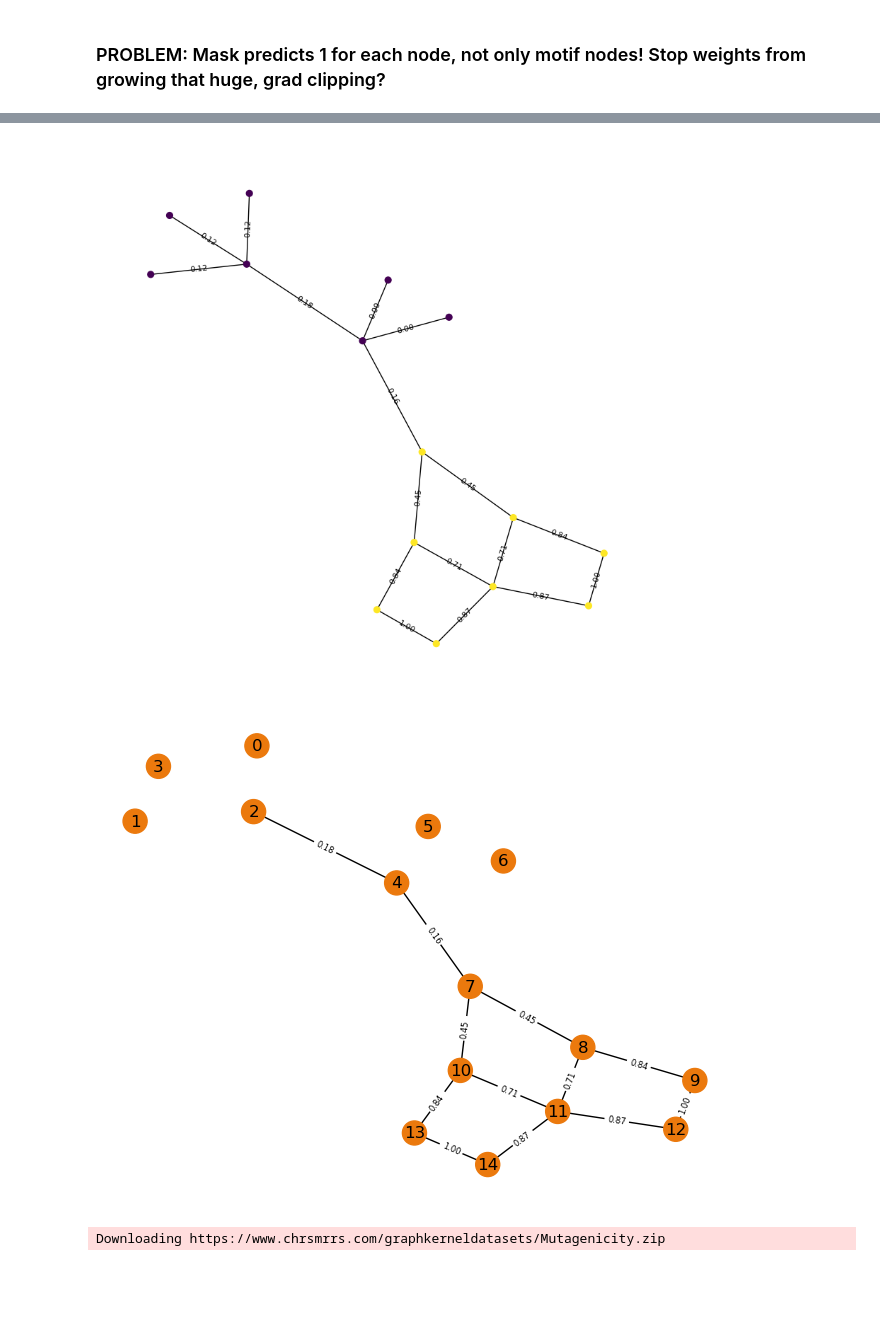
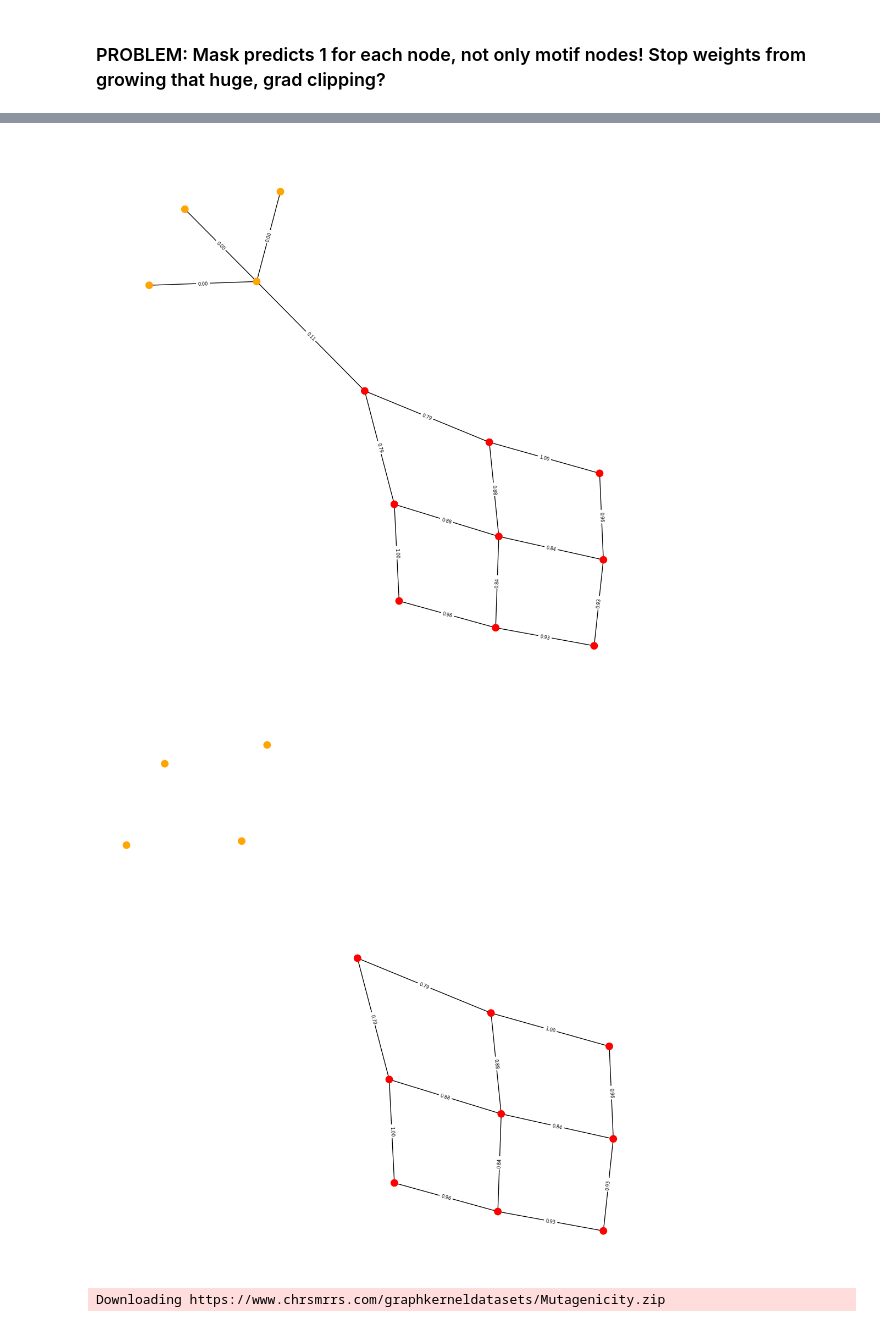
Before and after one commit to TrstnSch/BT-ML-PGESAT, a Jupyter notebook: code/PGExplainer/train_explainer_TreeGrid.ipynb, the cells around one changed output, grey strips where cells are left out. Saved outputs shown, nothing was run; the diff lists cells and outputs as text; code cells hidden in the pictures; blank space fills up the shorter version.

Commit message:
Testing of node explainer motif sets

```diff
--- a/code/PGExplainer/train_explainer_TreeGrid.ipynb
+++ b/code/PGExplainer/train_explainer_TreeGrid.ipynb
@@ -59,7 +104,7 @@ pos = utils.plotTreeCycles(data)
 # %% [markdown]
 ### Load GNN model
 # %%
-modelNodeGNN = networks.NodeGNN(features = data.x.shape[1], labels=labels)     # Adjust according to data and task
+modelNodeGNN = networks.NodeGNN(features = data.x.shape[1], labels=num_labels)     # Adjust according to data and task
 modelNodeGNN.load_state_dict(torch.load("models/TreeGrid 99 layerNorm latest", weights_only=True))
 # %% [output]
 <All keys matched successfully>
@@ -72,6 +117,8 @@ randomAUCNode = torch.randint(511, 880+1, [1]).item()
 print(randomAUCNode)
 # %% [output]
 584
+# %%
+motifNodes = motifNodesOriginal
 # %% [markdown]
 ### Training Loop Graph Classification Explainer
 # %%
@@ -158,8 +205,9 @@ for epoch in range(0, epochs_mlp) :
 
 
     aucList = []
-    for i in motifNodes:
-        aucList.append(evaluation.evaluateNodeExplainerAUC(mlp, modelNodeGNN, data, data.edge_index, i, data.gt))
+    for i in motifNodesModified:
+        currAuc = evaluation.evaluateNodeExplainerAUC(mlp, modelNodeGNN, data, data.edge_index, i, data.gt, k=12)
+        if currAuc != -1: aucList.append(currAuc)
     meanAuc = torch.tensor(aucList).mean().item()
 
     wandb.log({"train/Loss": loss, "train/mean_AUC": meanAuc})
@@ -211,3 +261,6 @@ currentAUC = randomAUCNode
+# %%
+randomAUCNode = random.choice(motifNodesModified)
+currentAUC = randomAUCNode
 # %% [markdown]
 ### PROBLEM: Mask predicts 1 for each node, not only motif nodes! Stop weights from growing that huge, grad clipping?
 # %%
@@ -219,8 +272,9 @@ modelNodeGNN.eval()
 #AUCNode = [i for i in range(511,871,6)]
 #AUCNode = [i for i in range(a[0].item(),a[len(a)-1]+1,6)]
 
+#print(data.edge_index)
 
-evaluation.evaluateNodeExplainerAUC(mlp, modelNodeGNN, data, data.edge_index, currentAUC)
+print(evaluation.evaluateNodeExplainerAUC(mlp, modelNodeGNN, data, data.edge_index, currentAUC, data.gt, k=k))
 
 subset, edge_index_hop, mapping, edge_mask = k_hop_subgraph(node_idx=currentAUC, num_hops=3, edge_index=data.edge_index, relabel_nodes=True)
 
@@ -228,7 +282,7 @@ indexNodeToPred = (subset == currentAUC).nonzero().item()
 
 G_hop = Data(x=data.x[subset], edge_index=edge_index_hop, y=data.y[subset])
 
-pos = utils.plotTreeCycles(G_hop)
+pos = utils.plotGraphAll(G_hop)
 
 
 
@@ -240,19 +294,21 @@ weights_min = w_ij.min()
 weights_max = w_ij.max()
 weights_norm = (w_ij - weights_min) / (weights_max - weights_min)
 
+#print(torch.unique(w_ij))
 edge_ij = mlp.sampleGraph(w_ij, temperature)
 
 ## REMOVE IF SIGMOID WANTED
 edge_ij = weights_norm
 
 
-#GraphSampled = Data(x=G_hop.x,edge_index=G_hop.edge_index,edge_attr=edge_ij.detach())
+GraphSampled = Data(x=G_hop.x, edge_index=G_hop.edge_index, y=G_hop.y, edge_attr=edge_ij.detach())
 
-pos = utils.plotTreeCycles(G_hop, pos, edge_weights=edge_ij.detach())
+pos = utils.plotGraphAll(GraphSampled, pos, edge_weights=True)
 
 
 # Print topK edges
-_, top_k_indices = torch.topk(edge_ij, k=k*2, largest=True)
+k = k * 2 if len(w_ij) >= k*2 else len(w_ij)
+_, top_k_indices = torch.topk(edge_ij, k=k, largest=True)
 
 mask = torch.zeros_like(edge_ij, dtype=torch.bool)
 mask[top_k_indices] = True
@@ -262,7 +318,7 @@ sortedTopK, indices = torch.sort(top_k_indices)
 edge_index_masked = G_hop.edge_index[:,mask]
 weights_masked = edge_ij[sortedTopK]                # This is ordered by size
 
-GtopK = Data(x=G_hop.x, edge_index=edge_index_masked, edge_attr=weights_masked)
+GtopK = Data(x=G_hop.x, edge_index=edge_index_masked, y=G_hop.y, edge_attr=weights_masked)
 
-pos1 = utils.plotGraph(GtopK, pos=pos, color_map=None, edge_weights=True)
+pos1 = utils.plotGraphAll(GtopK, pos=pos, color_map=None, edge_weights=True)
 # %% [output]
@@ -271,5 +341,5 @@ AUC not computable
-[figure, old version]
+[figure, new version]
-[figure, old version]
+[figure, new version]
 # %%
 data = datasetLoader.loadOriginalGraphDataset("MUTAG")
 # %%
```
Also changed, not shown: parts of 7 cells of this notebook, 6 other files.
